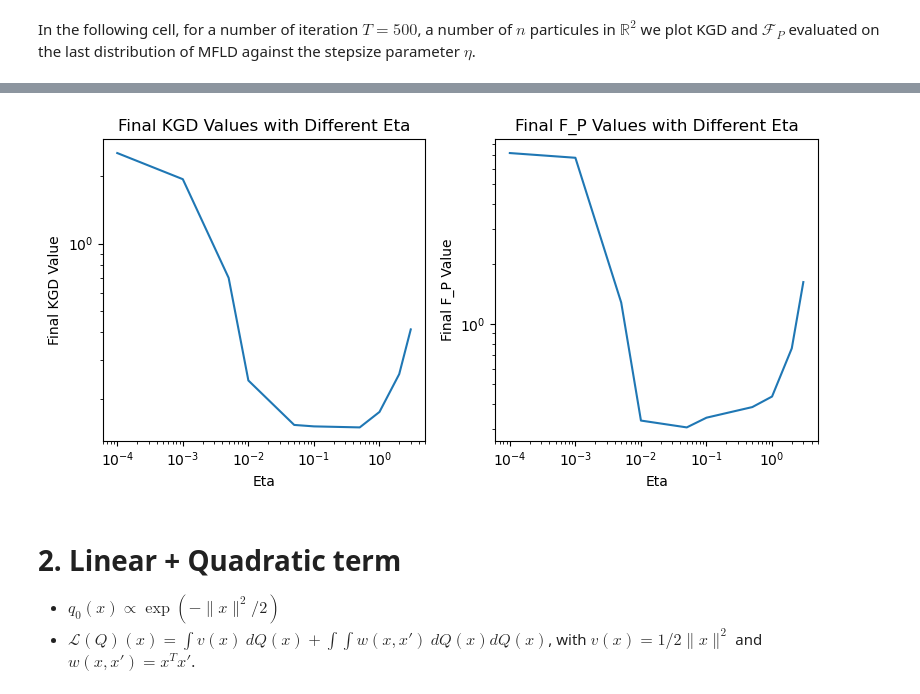
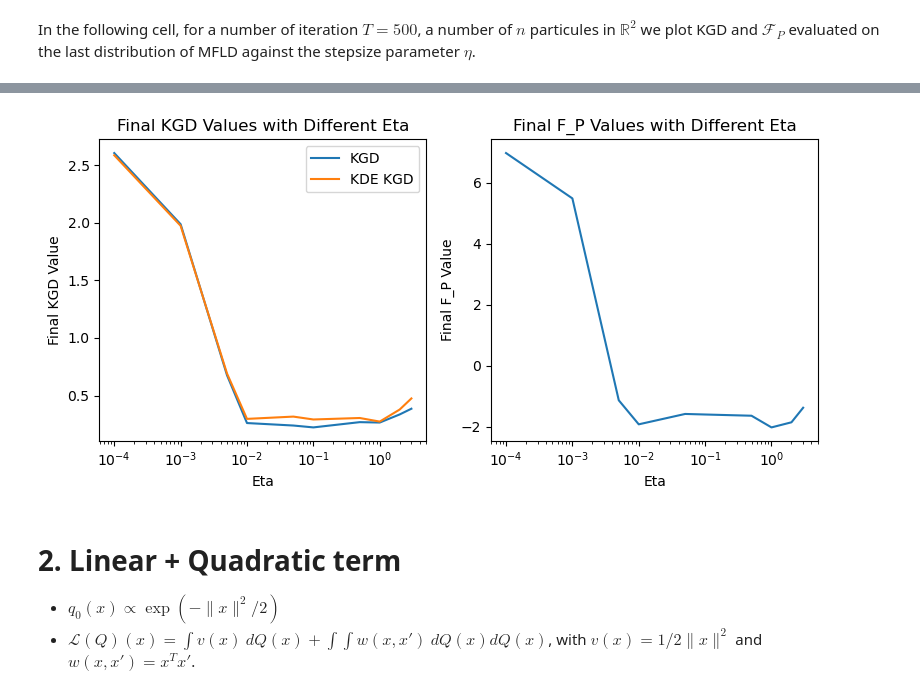
Before and after one commit to congyewang/kgd-code, a Jupyter notebook: jax_mfld.ipynb, the cells around one changed output, grey strips where cells are left out. Cells and saved outputs as stored; diff of their text form; code cells hidden in the pictures.

```diff
--- a/jax_mfld.ipynb
+++ b/jax_mfld.ipynb
@@ -12,3 +15,5 @@ import jax
+# %%
+device_name = "cpu"
 # %% [markdown]
 We aim at minimizing $$\mathcal{F}_P(Q) = \mathcal{L}(Q) + D_{KL}(Q||Q_0)$$ where $Q_0 = \mathcal{N}(0,I_d)$ and $P$ is the minimizer and has a positive density $$p(x) \propto q_0(x) \exp(-\mathcal{L}'(P)(x)).$$
 To do this we run the stochastic process, for $k=1,...,T$,
@@ -37,22 +42,23 @@ alors F(q) = int v(x)-log q0 dQ + int log q dq = KL(q|p) où p(x) propto q0 exp(
 
 P(x) propto qO(x) exp(-L'(P)(x)) -->
 # %%
-# sigma = 1
-# def k(x,y):
-#     return jnp.exp(-jnp.dot(x-y,x-y) / (2*sigma**2))
-
-c = 1
+c = jnp.array(1.0)
 def k(x,y):
     return 1/jnp.sqrt((c + jnp.dot(x-y,x-y)))
 
 def q_0(x):
-    d = len(x)
-    return jnp.exp(-jnp.linalg.norm(x)**2/2) / jnp.sqrt((2 * jnp.pi)**d)
+    d = x.shape[0]
+    return jnp.exp(-jnp.linalg.norm(x)**2/2) #/ jnp.sqrt((2 * jnp.pi)**d)
 def v(X):
     return -1/4 * jnp.linalg.norm(X, axis=1)**2
 def L(X):
     return jnp.mean(v(X))
 
+k = jit(k)
+q_0 = jit(q_0)
+v = jit(v)
+L = jit(L)
+
 MFLD = MeanFieldLangevinDynamics(q_0,L,k)
 # %% [markdown]
 In the following cell, for a number of iteration $T=500$, a number of $n$ particules in $\mathbb{R}^2$ we plot KGD and $\mathcal{F}_P$ evaluated on the last distribution of MFLD against the stepsize parameter $\eta$.
@@ -98,24 +86,37 @@ for e,eta in enumerate(Eta):
+# %%
+F_P = f.F_P(q_0, L)
+k_pq = f.GradientKernel(MFLD.S_PQ,k)
+KGD = f.KernelGradientDiscrepancy(k_pq)
+
+KGD_fin = jax.device_put(jnp.zeros(len(Eta)), device)
+KDE_KGD_fin = jax.device_put(jnp.zeros(len(Eta)), device)
+F_P_fin = jax.device_put(jnp.zeros(len(Eta)), device)
+
+for e in range(len(Eta)):
+    X = all_particles_fin[e]
+    KGD_fin = KGD_fin.at[e].set(KGD.evaluate(X))
+    KDE_KGD_fin = KDE_KGD_fin.at[e].set(KGD.kde_KGD(X))
+    F_P_fin = F_P_fin.at[e].set(F_P.evaluate(X))
 # %%
-fig, axes = plt.subplots(1, 2, figsize=(8, 4))  # 1 row, 2 columns, adjust figure size
+fig, axes = plt.subplots(1, 2, figsize=(8, 4))
 
 # Plot the first figure (KGD_fin)
-axes[0].plot(Eta, KGD_fin)
+axes[0].plot(Eta, KGD_fin,label ='KGD')
+axes[0].plot(Eta, KDE_KGD_fin,label='KDE KGD')
 axes[0].set_xlabel('Eta')
 axes[0].set_ylabel('Final KGD Value')
 axes[0].set_xscale('log')
-axes[0].set_yscale('log')
 axes[0].set_title('Final KGD Values with Different Eta')
+axes[0].legend()
 
 # Plot the second figure (F_P_fin)
-axes[1].plot(Eta, F_P_fin + 1)
+axes[1].plot(Eta, F_P_fin)
 axes[1].set_xlabel('Eta')
 axes[1].set_ylabel('Final F_P Value')
 axes[1].set_xscale('log')
-axes[1].set_yscale('log')
 axes[1].set_title('Final F_P Values with Different Eta')
 
-# Adjust layout to prevent overlap
 plt.tight_layout()
 plt.show()
 # %% [output]
-[figure, old version]
+[figure, new version]
```
Also changed, not shown: parts of 24 cells of this notebook, 1 other file.
